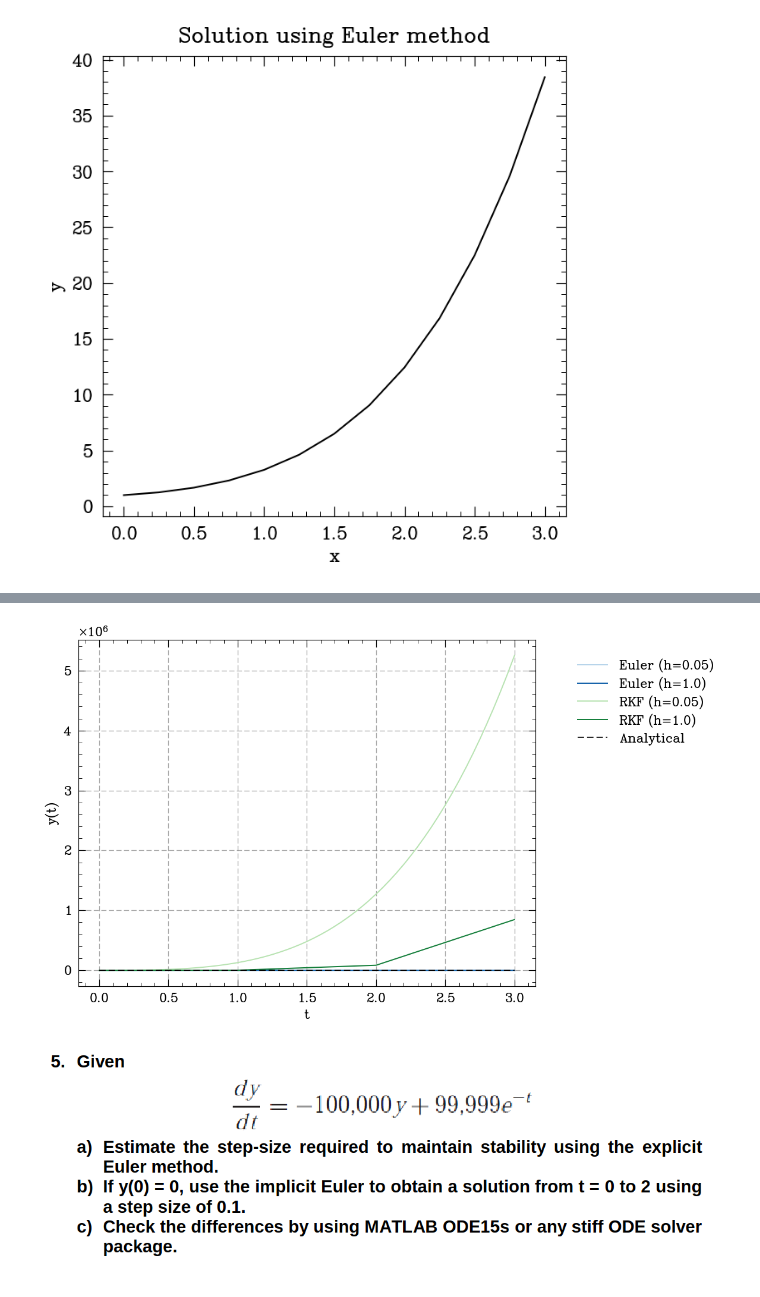
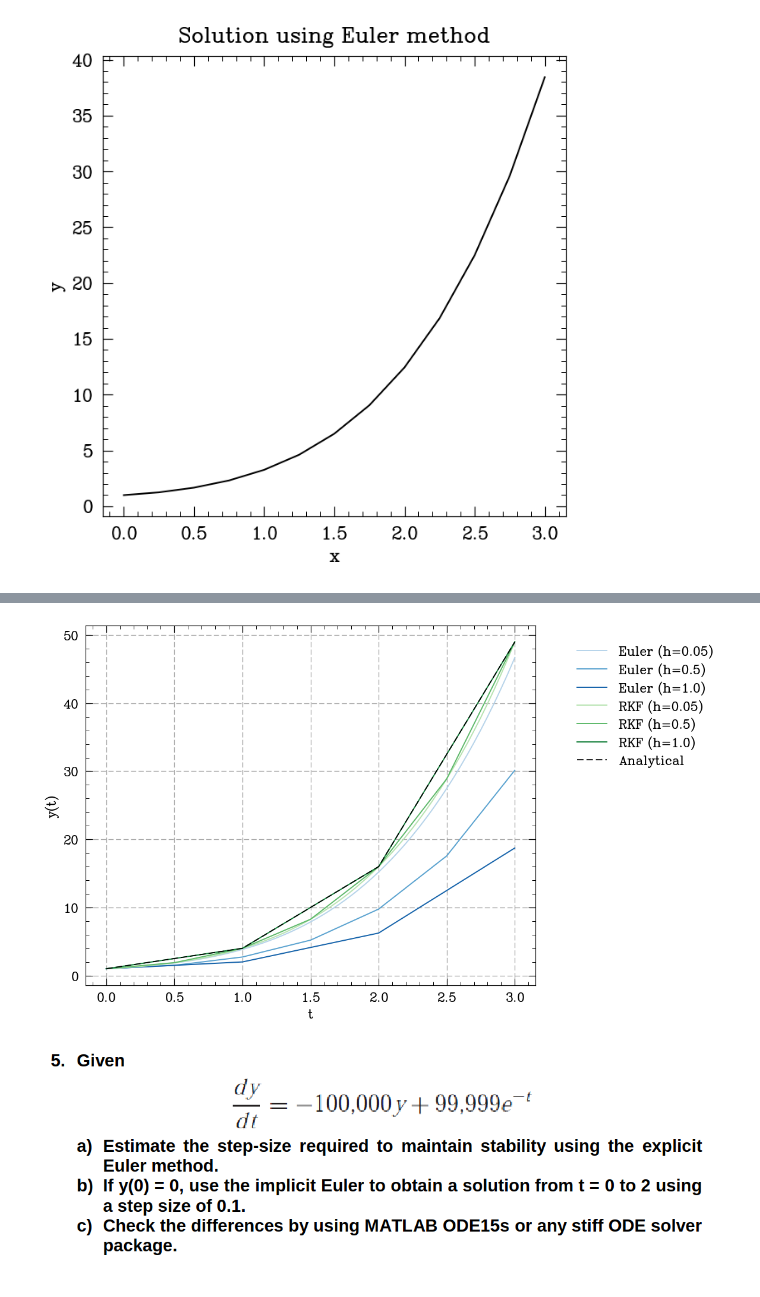
Before and after one commit to catastropiyush/coursework-notebooks, a Jupyter notebook: Numerical_Methods_Assignment_3.ipynb, the cells around one changed output, grey strips where cells are left out. Cells and saved outputs as stored; diff of their text form; code cells hidden in the pictures.

```diff
--- a/Numerical_Methods_Assignment_3.ipynb
+++ b/Numerical_Methods_Assignment_3.ipynb
@@ -599,18 +603,17 @@ def df(x, y):          #Differential equation
 def euler_method(x, y, h): #Euler method (RK1)
     return y + h * df(x, y)
 
-def rk_fehlberg(x, y, h):
+def rk_fehlberg(x, y, h):  #Runge Kutta Fehlberg Method
     k1 = h * df(x, y)
     k2 = h * df(x + h/4, y + k1/4)
     k3 = h * df(x + 3*h/8, y + 3*k1/32 + 9*k2/32)
     k4 = h * df(x + 12*h/13, y + 1932*k1/2197 - 7200*k2/2197 + 7296*k3/2197)
     k5 = h * df(x + h, y + 439*k1/216 - 8*k2 + 3680*k3/513 - 845*k4/4104)
     k6 = h * df(x + h/2, y - 8*k1/27 + 2*k2 - 3544*k3/2565 + 1859*k4/4104 - 11*k5/40)
-    y_next = y + (16*k1 + 6784*k3 + 28561*k4 - 9*k5 + 2*k6)/90
+    y_next = y + (16/135)*k1 + (6656/12825)*k3 + (28561/56430)*k4 - (9/50)*k5 + (2/55)*k6
     return y_next
 
 def solve_ode(method, step_sizes):
-    """Solve ODE for different step sizes using a specific method"""
     results = []
     for h in step_sizes:
 
@@ -627,36 +630,36 @@ def solve_ode(method, step_sizes):
 def analytical_solution(x):
     return ((x**2)/2 + x/2 + 1)**2
 
 
 methods = [
     (euler_method, 'Euler'),
     (rk_fehlberg, 'RKF')]
 
-# Step sizes
-step_sizes = [0.05,1.0]
+
+step_sizes = [0.05,0.5,1.0]
 
 plt.figure(figsize=(10,6))
 color_palettes = [
     plt.cm.Blues,
     plt.cm.Greens
 ]
 
 for (method, method_name), color_palette in zip(methods, color_palettes):
     results = solve_ode(method, step_sizes)
     for i, (t, y) in enumerate(results):
         color = color_palette(0.3 + 0.5 * (i / (len(step_sizes) - 1)))
         plt.plot(t, y, label=f'{method_name} (h={step_sizes[i]})', color=color)
 
 
 plt.plot(x,analytical_solution(x), label='Analytical', linestyle='--', color='black', linewidth=1)
 plt.xlabel('t')
 plt.ylabel('y(t)')
 plt.legend(bbox_to_anchor=(1.05, 1), loc='upper left')
 plt.tight_layout()
 plt.grid(True, linestyle='--', alpha=0.7)
 plt.show()
 # %% [output]
-[figure, old version]
+[figure, new version]
 # %% [markdown]
 ![image.png](embedded-picture-1)
 # %%
```
Also changed, not shown: parts of 2 cells of this notebook.
